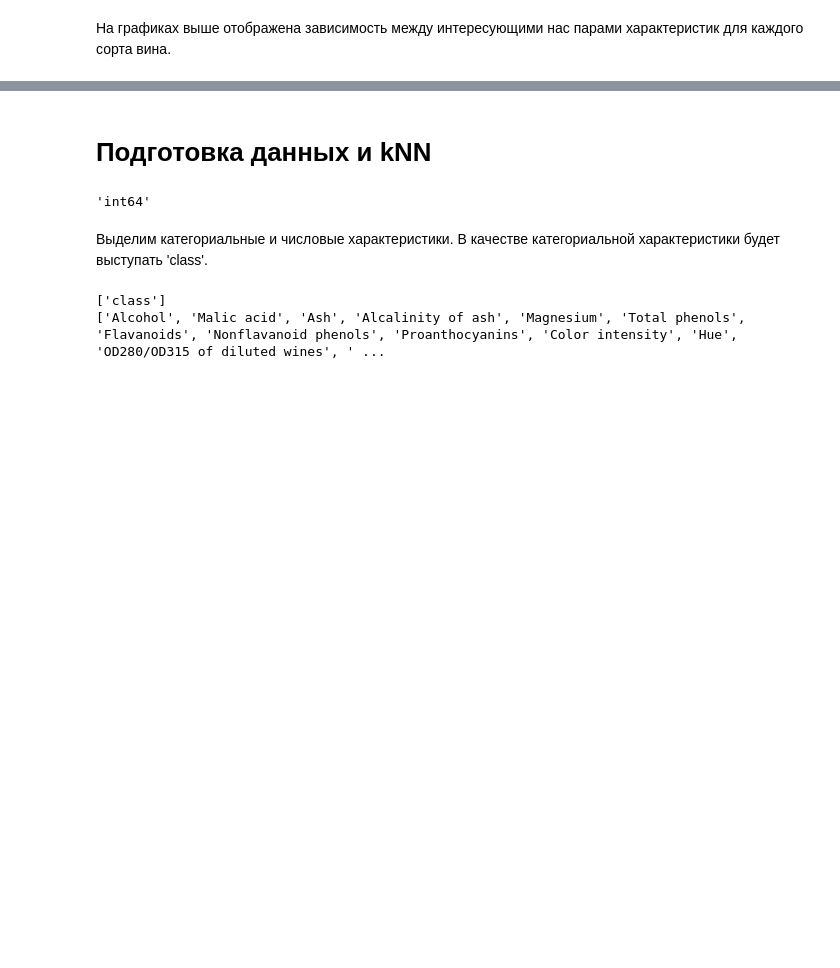
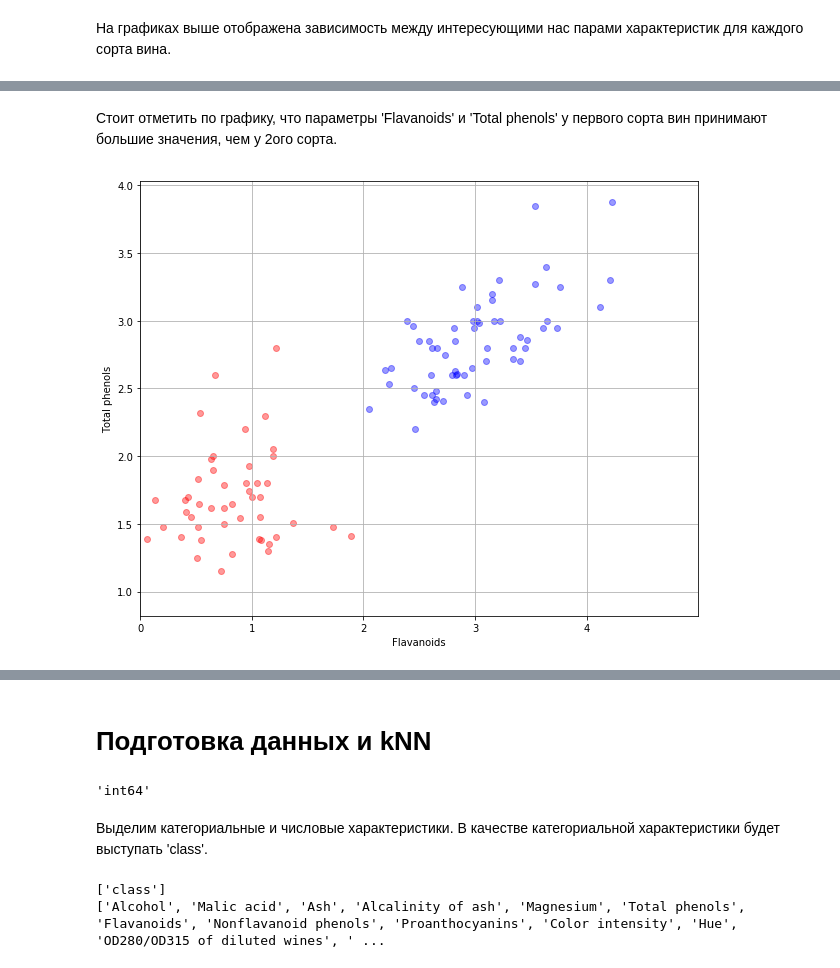
Before and after one commit to ipolyak/Data-Analysis, a Jupyter notebook: wine-analysis.ipynb, the cells around one changed output, grey strips where cells are left out. Drawn from its saved outputs; the diff is of its cells as text; code cells hidden in the pictures; blank space fills up the shorter version.

```diff
--- a/wine-analysis.ipynb
+++ b/wine-analysis.ipynb
@@ -239,0 +263,28 @@ pass
+# %% [markdown]
+Стоит отметить по графику, что параметры 'Flavanoids' и 'Total phenols' у первого сорта вин принимают большие значения, чем у 2ого сорта.
+# %%
+np.random.seed(0)
+flavanoids_rnd = data['Flavanoids'] + np.random.rand(data.shape[0]) - .5
+
+plt.figure(figsize = (10, 8))
+
+plt.scatter(flavanoids_rnd[data['class'] == 1],
+            data[data['class'] == 1]['Total phenols'],
+            alpha = 0.40,
+            label = '1',
+            color = 'b')
+
+plt.scatter(flavanoids_rnd[data['class'] == 3],
+            data[data['class'] == 3]['Total phenols'],
+            alpha = 0.40,
+            label = '3',
+            color = 'r')
+
+plt.xlabel('Flavanoids')
+plt.xticks(range(0, 5))
+plt.xlim(0, 5)
+plt.ylabel('Total phenols')
+plt.title('')
+plt.grid()
+# %% [output]
+[figure, added]
```
Also changed, not shown: parts of 14 cells of this notebook.
